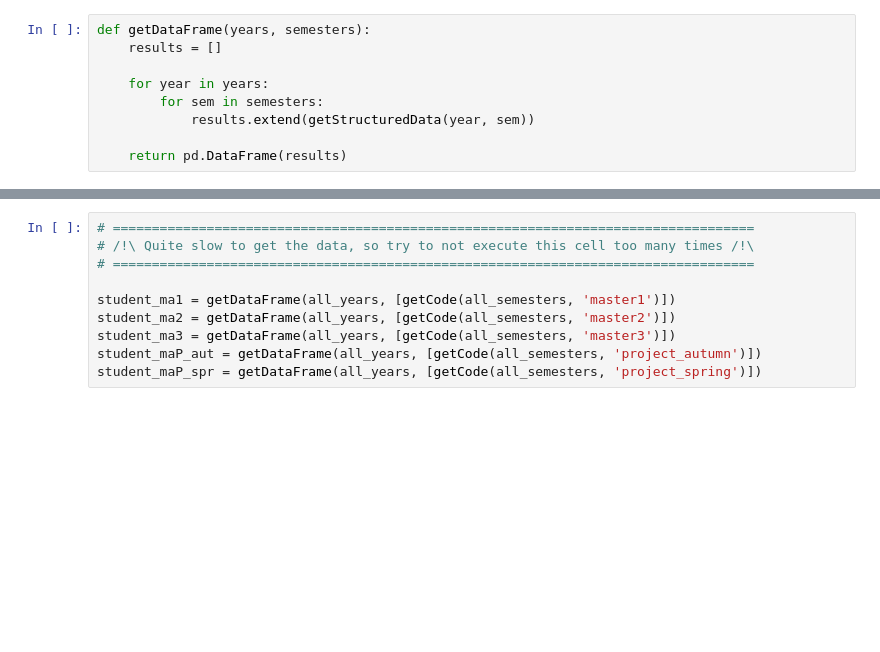
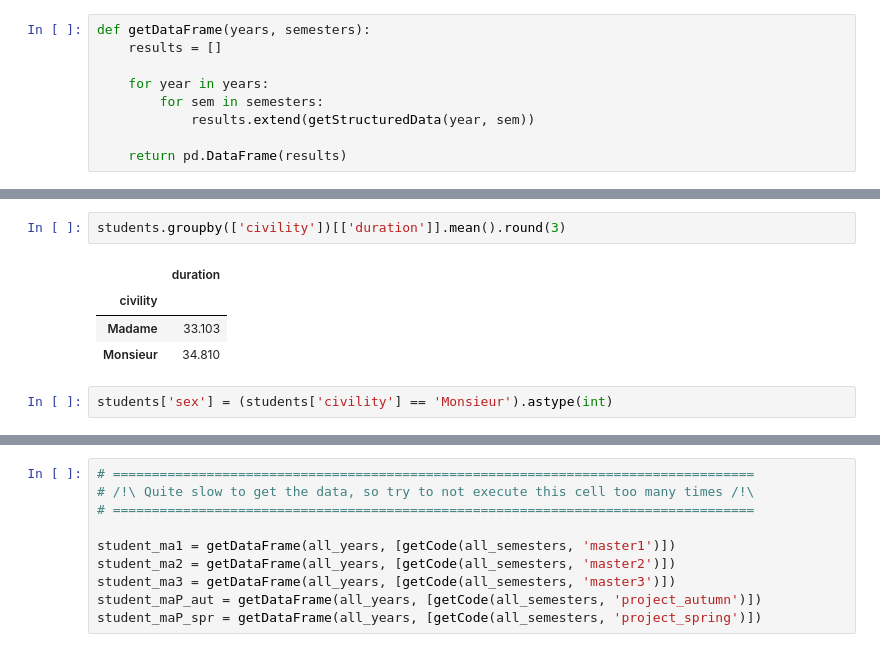
Before and after one commit to Symsystem/adaepflHomework, a Jupyter notebook: 02 - Data from the Web/Data from the web.ipynb, the cells around one changed output, grey strips where cells are left out. Saved outputs shown, nothing was run; the diff lists cells and outputs as text; blank space fills up the shorter version.

```diff
--- a/02 - Data from the Web/Data from the web.ipynb
+++ b/02 - Data from the Web/Data from the web.ipynb
@@ -210,0 +158,9 @@ def getDataFrame(years, semesters):
+# %%
+students.groupby(['civility'])[['duration']].mean().round(3)
+# %% [output]
+|  | duration |
+| civility |  |
+| Madame | 33.103 |
+| Monsieur | 34.810 |
+# %%
+students['sex'] = (students['civility'] == 'Monsieur').astype(int)
```
Also changed, not shown: parts of 34 cells of this notebook.
